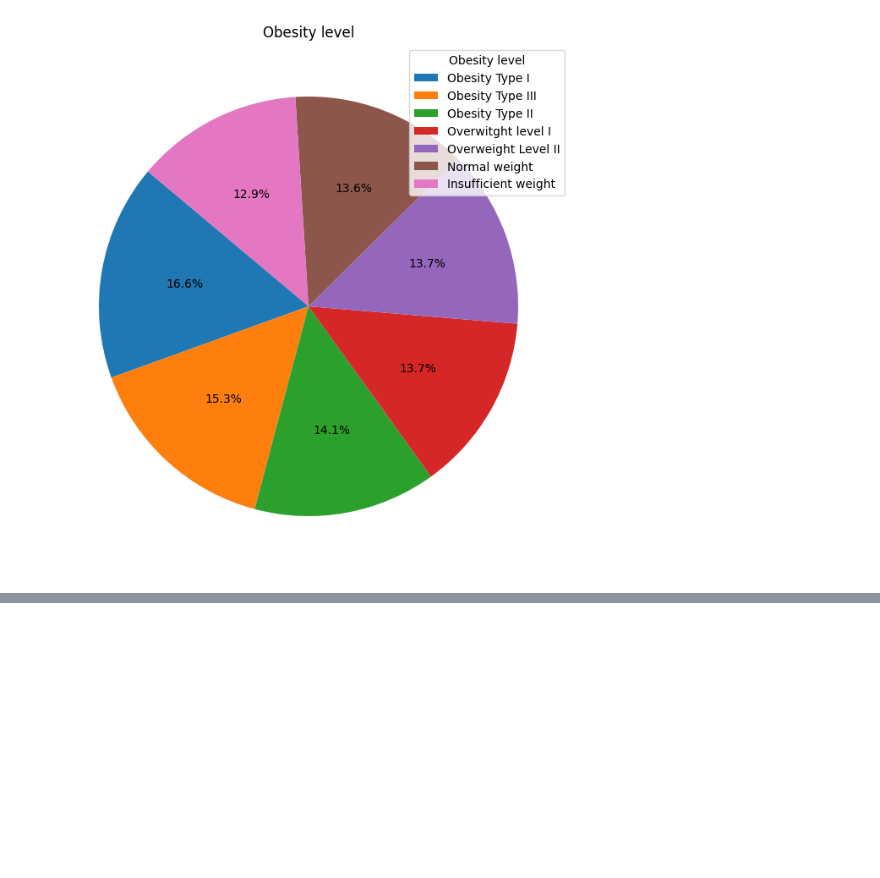
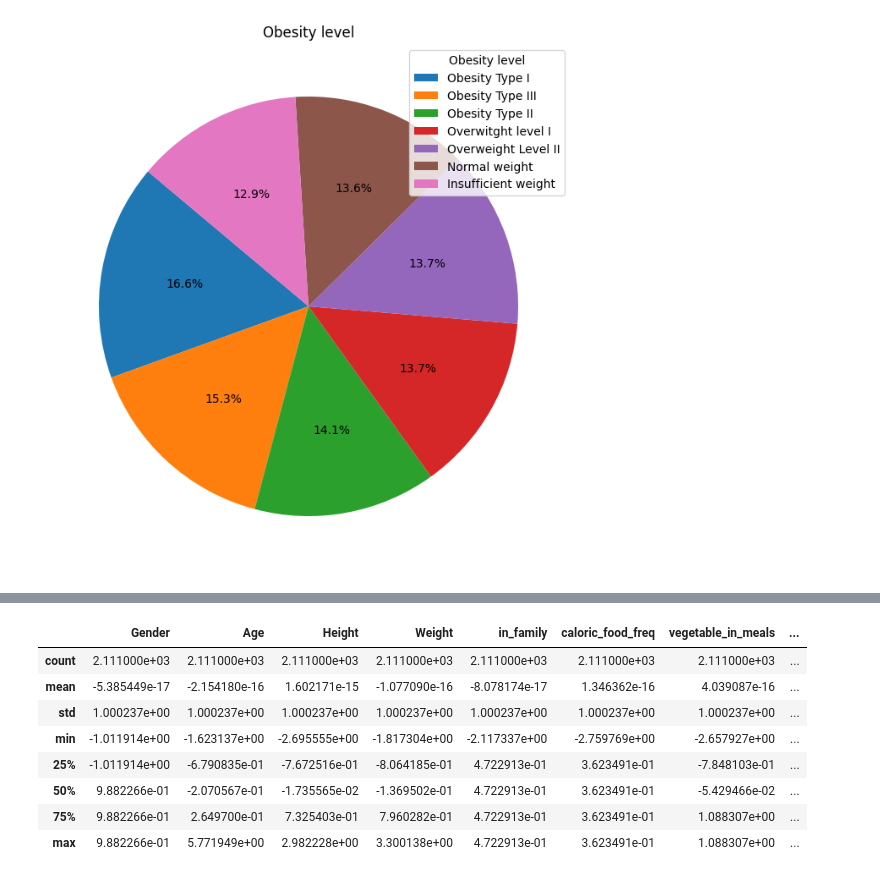
Before and after one commit to SamGombs20/DataAnalysisSample, a Jupyter notebook: code/obesiScanAnalysis.ipynb, the cells around one changed output, grey strips where cells are left out. Saved outputs shown, nothing was run; the diff lists cells and outputs as text; code cells hidden in the pictures; blank space fills up the shorter version.

```diff
--- a/code/obesiScanAnalysis.ipynb
+++ b/code/obesiScanAnalysis.ipynb
@@ -154,0 +192,17 @@ plt.show()
+# %%
+from sklearn.preprocessing import StandardScaler
+scaler = StandardScaler()
+numerical_columns = df.columns
+df[numerical_columns] = scaler.fit_transform(df[numerical_columns])
+# Now df contains standardized numerical data
+df.describe()
+# %% [output]
+|  | Gender | Age | Height | Weight | in_family | caloric_food_freq | vegetable_in_meals | ... |
+| count | 2.111000e+03 | 2.111000e+03 | 2.111000e+03 | 2.111000e+03 | 2.111000e+03 | 2.111000e+03 | 2.111000e+03 | ... |
+| mean | -5.385449e-17 | -2.154180e-16 | 1.602171e-15 | -1.077090e-16 | -8.078174e-17 | 1.346362e-16 | 4.039087e-16 | ... |
+| std | 1.000237e+00 | 1.000237e+00 | 1.000237e+00 | 1.000237e+00 | 1.000237e+00 | 1.000237e+00 | 1.000237e+00 | ... |
+| min | -1.011914e+00 | -1.623137e+00 | -2.695555e+00 | -1.817304e+00 | -2.117337e+00 | -2.759769e+00 | -2.657927e+00 | ... |
+| 25% | -1.011914e+00 | -6.790835e-01 | -7.672516e-01 | -8.064185e-01 | 4.722913e-01 | 3.623491e-01 | -7.848103e-01 | ... |
+| 50% | 9.882266e-01 | -2.070567e-01 | -1.735565e-02 | -1.369502e-01 | 4.722913e-01 | 3.623491e-01 | -5.429466e-02 | ... |
+| 75% | 9.882266e-01 | 2.649700e-01 | 7.325403e-01 | 7.960282e-01 | 4.722913e-01 | 3.623491e-01 | 1.088307e+00 | ... |
+| max | 9.882266e-01 | 5.771949e+00 | 2.982228e+00 | 3.300138e+00 | 4.722913e-01 | 3.623491e-01 | 1.088307e+00 | ... |
```
Also changed, not shown: parts of 3 cells of this notebook.
